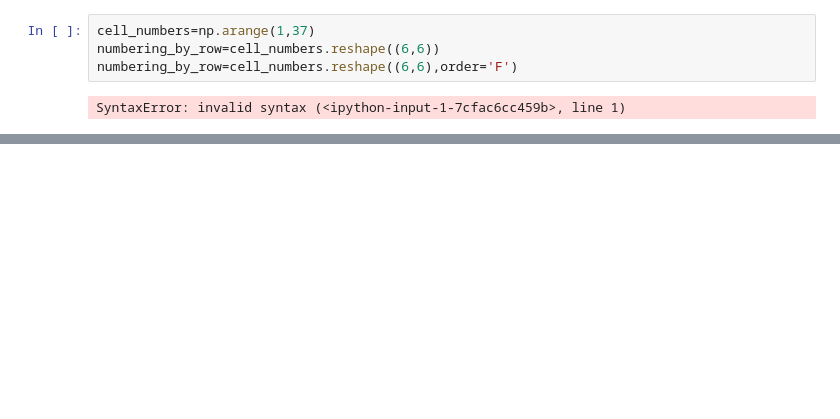
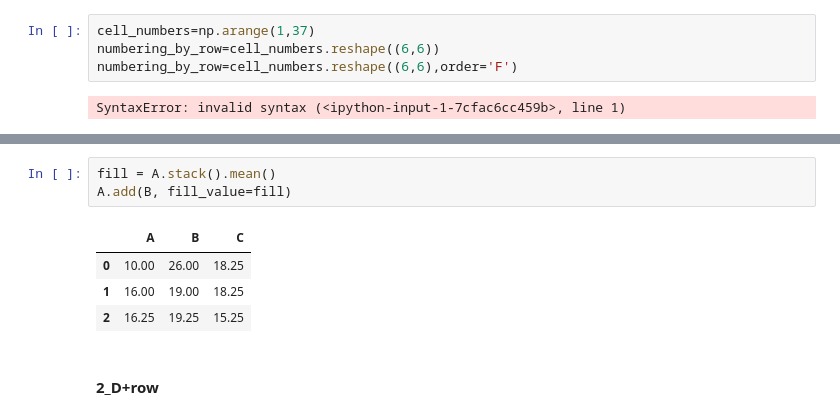
Before and after one commit to yz599/2020_2, a Jupyter notebook: 2020/Python4DS/1_intro_numpy.ipynb, the cells around one changed output, grey strips where cells are left out. Drawn from its saved outputs; the diff is of its cells as text; blank space fills up the shorter version.

```diff
--- a/2020/Python4DS/1_intro_numpy.ipynb
+++ b/2020/Python4DS/1_intro_numpy.ipynb
@@ -456,0 +538,10 @@ SyntaxError: invalid syntax (<ipython-input-1-7cfac6cc459b>, line 1)
+# %%
+fill = A.stack().mean()
+A.add(B, fill_value=fill)
+# %% [output]
+|  | A | B | C |
+| 0 | 10.00 | 26.00 | 18.25 |
+| 1 | 16.00 | 19.00 | 18.25 |
+| 2 | 16.25 | 19.25 | 15.25 |
+# %% [markdown]
+#### 2_D+row
```
Also changed, not shown: parts of 22 cells of this notebook, 54 other files.
